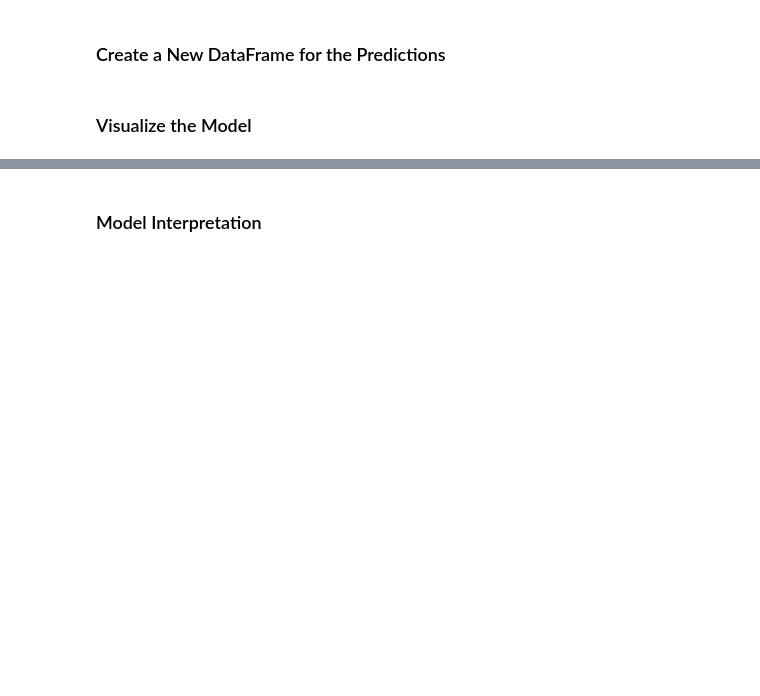
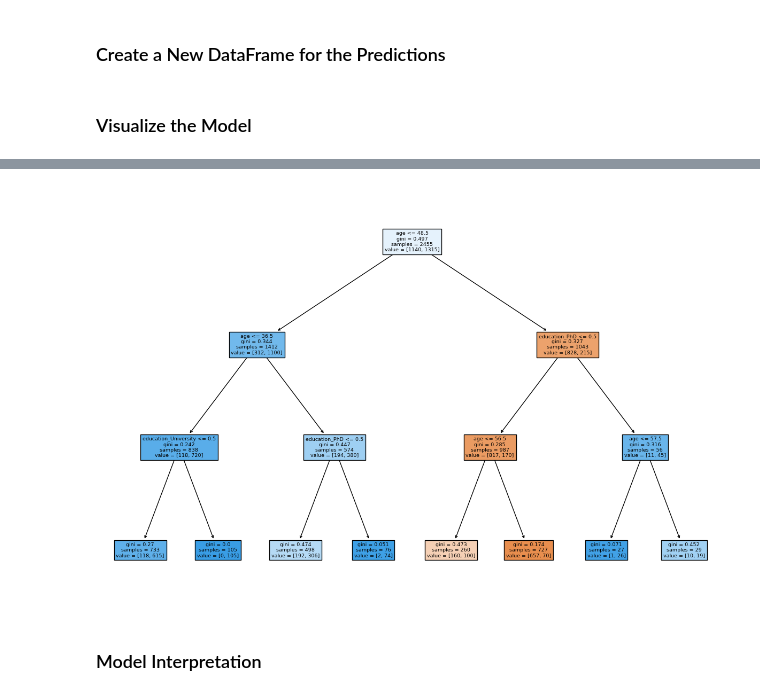
Before and after one commit to toluwabori/resolving-machine-learning-python, a Jupyter notebook: 02_The Decision Tree & Supervised Classification Models/02D_decision-tree_practice_blank.ipynb, the cells around one changed output, grey strips where cells are left out. Saved outputs shown, nothing was run; the diff lists cells and outputs as text; code cells hidden in the pictures; blank space fills up the shorter version.

```diff
--- a/02_The Decision Tree & Supervised Classification Models/02D_decision-tree_practice_blank.ipynb
+++ b/02_The Decision Tree & Supervised Classification Models/02D_decision-tree_practice_blank.ipynb
@@ -116,0 +129,2 @@ df_internet['']
+# %%
+model_dt=DecisionTreeClassifier(max_depth=3)
@@ -117,3 +135,11 @@ df_internet['']
+# %%
+import matplotlib.pyplot as plt
+plt.figure(figsize=(15,10))
+
+
+plot_tree(decision_tree=model_dt,feature_names=features.columns,filled=True);
+# %% [output]
+[figure, added]
 # %% [markdown]
 ### Model Interpretation
 # %% [markdown]
```
Also changed, not shown: parts of 4 cells of this notebook.
